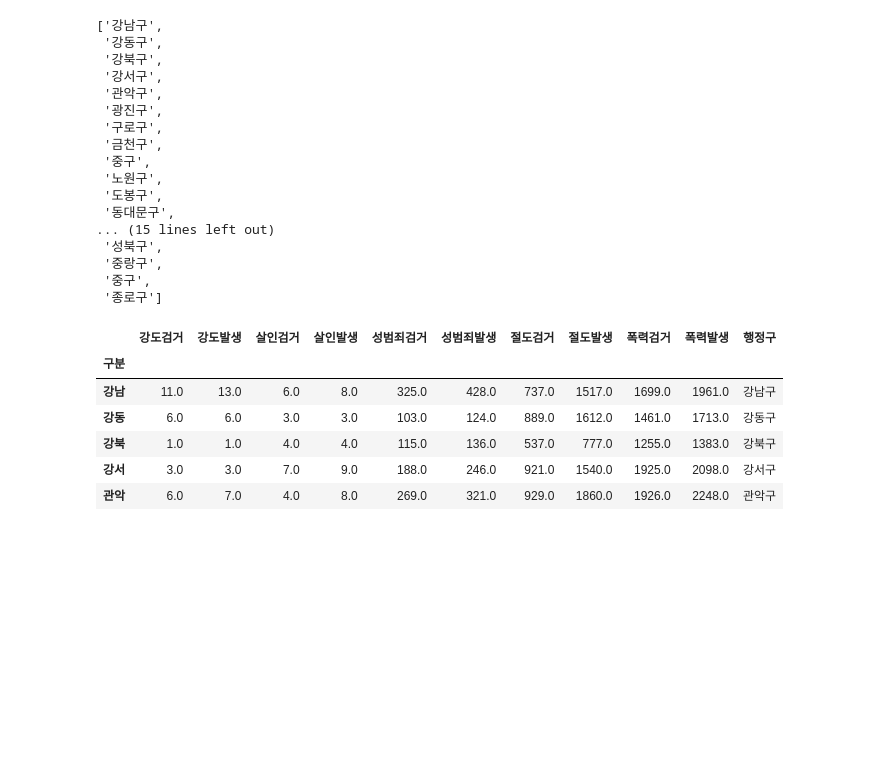
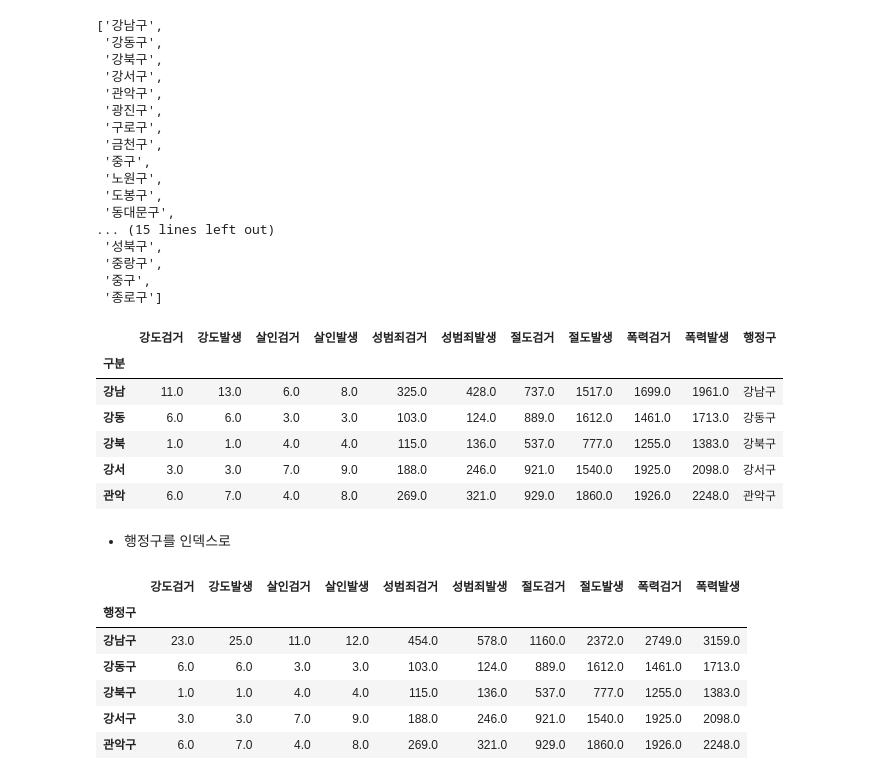
Before and after one commit to dragon11112222/seoul_crime, a Jupyter notebook: EDA/src/231109seoul_crime_project.ipynb, the cells around one changed output. Drawn from its saved outputs; the diff is of its cells as text; code cells hidden in the pictures; blank space fills up the shorter version.

```diff
--- a/EDA/src/231109seoul_crime_project.ipynb
+++ b/EDA/src/231109seoul_crime_project.ipynb
@@ -354,3 +358,16 @@ crime_station.head()
 | 강북 | 1.0 | 1.0 | 4.0 | 4.0 | 115.0 | 136.0 | 537.0 | 777.0 | 1255.0 | 1383.0 | 강북구 |
 | 강서 | 3.0 | 3.0 | 7.0 | 9.0 | 188.0 | 246.0 | 921.0 | 1540.0 | 1925.0 | 2098.0 | 강서구 |
 | 관악 | 6.0 | 7.0 | 4.0 | 8.0 | 269.0 | 321.0 | 929.0 | 1860.0 | 1926.0 | 2248.0 | 관악구 |
+# %% [markdown]
+- 행정구를 인덱스로
+# %%
+crime_gu = crime_station.pivot_table(index='행정구', aggfunc=np.sum)
+crime_gu.head()
+# %% [output]
+|  | 강도검거 | 강도발생 | 살인검거 | 살인발생 | 성범죄검거 | 성범죄발생 | 절도검거 | 절도발생 | 폭력검거 | 폭력발생 |
+| 행정구 |  |  |  |  |  |  |  |  |  |  |
+| 강남구 | 23.0 | 25.0 | 11.0 | 12.0 | 454.0 | 578.0 | 1160.0 | 2372.0 | 2749.0 | 3159.0 |
+| 강동구 | 6.0 | 6.0 | 3.0 | 3.0 | 103.0 | 124.0 | 889.0 | 1612.0 | 1461.0 | 1713.0 |
+| 강북구 | 1.0 | 1.0 | 4.0 | 4.0 | 115.0 | 136.0 | 537.0 | 777.0 | 1255.0 | 1383.0 |
+| 강서구 | 3.0 | 3.0 | 7.0 | 9.0 | 188.0 | 246.0 | 921.0 | 1540.0 | 1925.0 | 2098.0 |
+| 관악구 | 6.0 | 7.0 | 4.0 | 8.0 | 269.0 | 321.0 | 929.0 | 1860.0 | 1926.0 | 2248.0 |
```
Also changed, not shown: parts of 4 cells of this notebook.
